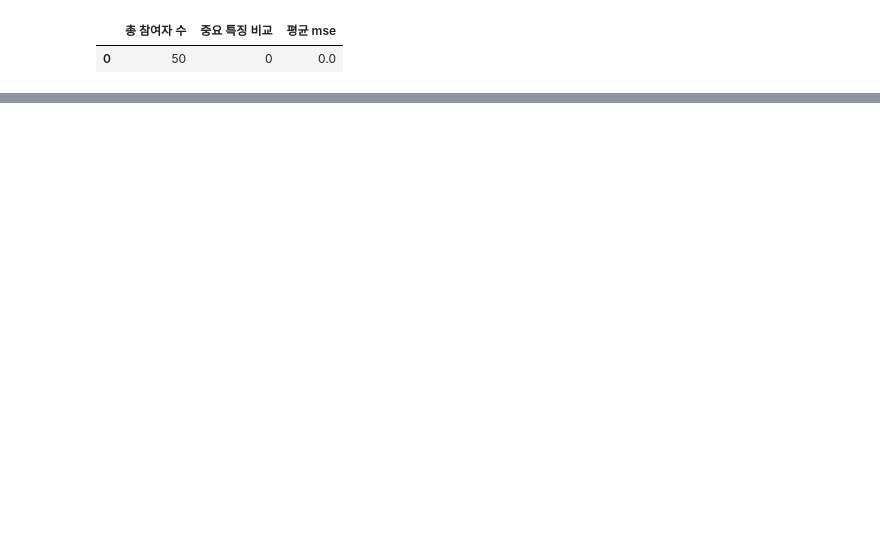
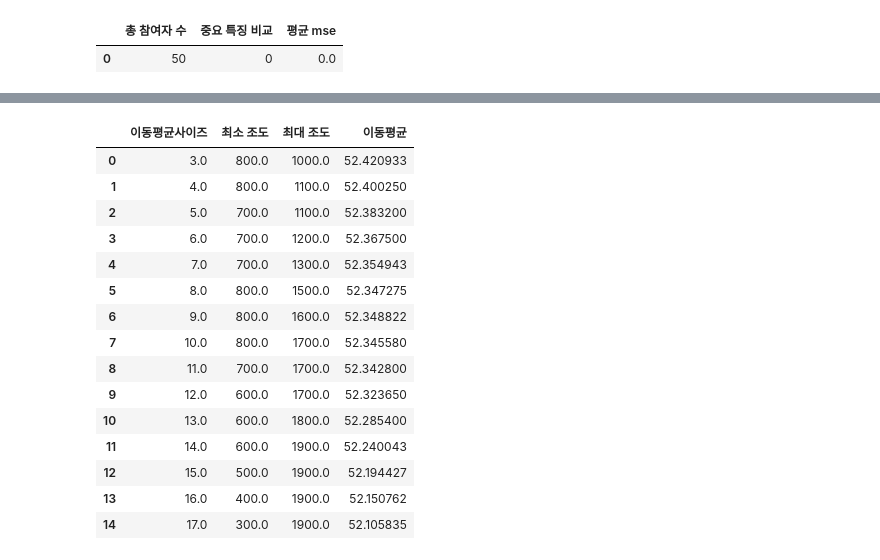
Before and after one commit to formegusto/survey-learning-system, a Jupyter notebook: documentation random forest.ipynb, the cells around one changed output, grey strips where cells are left out. Cells and saved outputs as stored; diff of their text form; code cells hidden in the pictures; blank space fills up the shorter version.

```diff
--- a/documentation random forest.ipynb
+++ b/documentation random forest.ipynb
@@ -455,0 +571,51 @@ X_train[y_train.argmax()] * [max_temp, max_hum, max_lux]
+# %%
+lux_move_mean = pd.DataFrame(columns=["조도", "예측 설문 점수"])
+
+for lux in range(200, 2000, 100):
+    static_temp = 0
+    static_hum = 0
+
+    np_features = np.array([[static_temp / max_temp,
+                           static_hum / max_hum,
+                           lux / max_lux]])
+    lux_move_mean = lux_move_mean.append({
+        "조도": lux,
+        "예측 설문 점수": RFModel.predict(np_features)[0]
+    }, ignore_index=True)
+
+lux_move_mean_chk = pd.DataFrame(columns=['이동평균사이즈','최소 조도', '최대 조도', '이동평균'])
+
+for w_size in range(3, round(len(lux_move_mean))):
+    move_mean = lux_move_mean['예측 설문 점수'].rolling(window=w_size).mean()
+    max_idx = move_mean.argmax()
+    min_idx = max_idx - (w_size - 1)
+
+    move_min_lux = lux_move_mean.iloc[min_idx]['조도']
+    move_max_lux = lux_move_mean.iloc[max_idx]['조도']
+
+    lux_move_mean_chk = lux_move_mean_chk.append({
+        "이동평균사이즈": w_size,
+        "최소 조도": move_min_lux,
+        "최대 조도": move_max_lux,
+        "이동평균": move_mean[max_idx]
+    }, ignore_index=True)
+
+s_lmmc = lux_move_mean_chk.sort_values(by=['이동평균'], ascending=False).copy()
+lux_move_mean_chk
+# %% [output]
+|  | 이동평균사이즈 | 최소 조도 | 최대 조도 | 이동평균 |
+| 0 | 3.0 | 800.0 | 1000.0 | 52.420933 |
+| 1 | 4.0 | 800.0 | 1100.0 | 52.400250 |
+| 2 | 5.0 | 700.0 | 1100.0 | 52.383200 |
+| 3 | 6.0 | 700.0 | 1200.0 | 52.367500 |
+| 4 | 7.0 | 700.0 | 1300.0 | 52.354943 |
+| 5 | 8.0 | 800.0 | 1500.0 | 52.347275 |
+| 6 | 9.0 | 800.0 | 1600.0 | 52.348822 |
+| 7 | 10.0 | 800.0 | 1700.0 | 52.345580 |
+| 8 | 11.0 | 700.0 | 1700.0 | 52.342800 |
+| 9 | 12.0 | 600.0 | 1700.0 | 52.323650 |
+| 10 | 13.0 | 600.0 | 1800.0 | 52.285400 |
+| 11 | 14.0 | 600.0 | 1900.0 | 52.240043 |
+| 12 | 15.0 | 500.0 | 1900.0 | 52.194427 |
+| 13 | 16.0 | 400.0 | 1900.0 | 52.150762 |
+| 14 | 17.0 | 300.0 | 1900.0 | 52.105835 |
```
Also changed, not shown: parts of 27 cells of this notebook.
